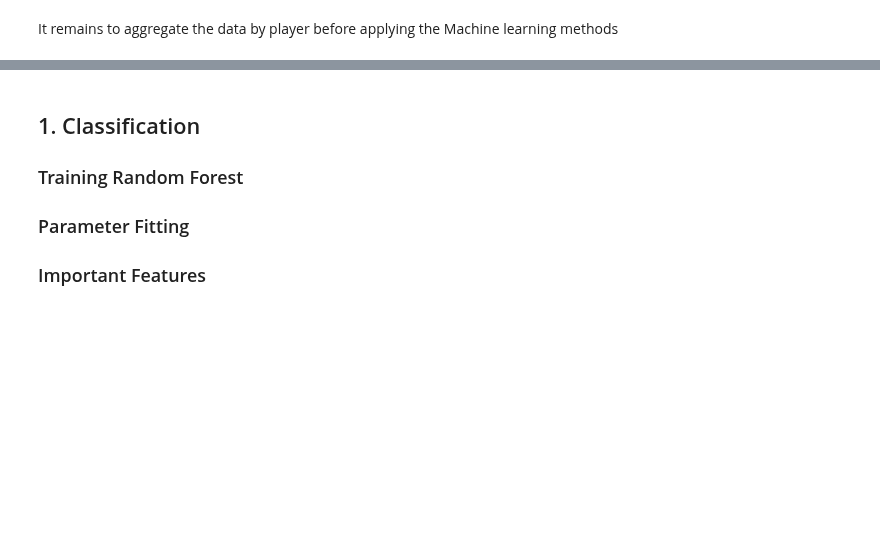
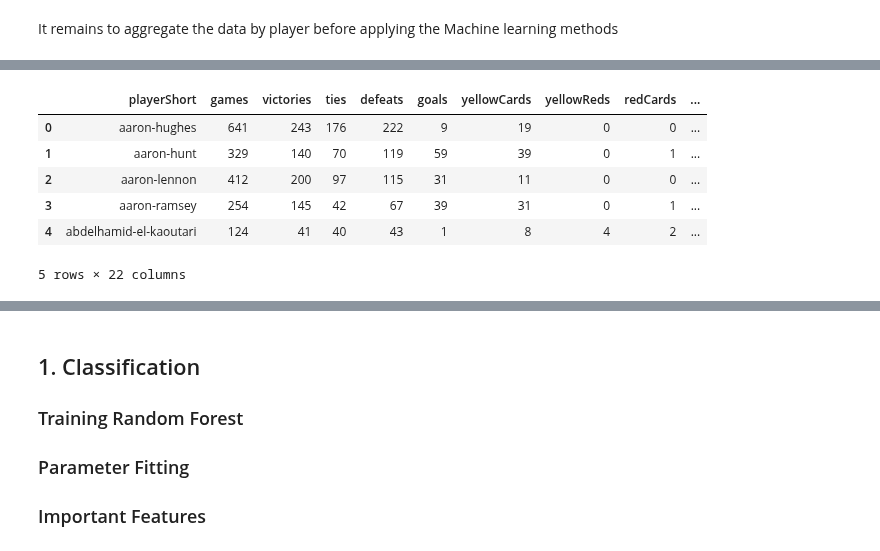
Before and after one commit to kirtanp/ADA-EPFL-2016, a Jupyter notebook: Lab4/soccer_race.ipynb, the cells around one changed output, grey strips where cells are left out. Saved outputs shown, nothing was run; the diff lists cells and outputs as text; code cells hidden in the pictures; blank space fills up the shorter version.

```diff
--- a/Lab4/soccer_race.ipynb
+++ b/Lab4/soccer_race.ipynb
@@ -223,0 +236,10 @@ df_aggregated.shape
+# %%
+df_aggregated.head()
+# %% [output]
+|  | playerShort | games | victories | ties | defeats | goals | yellowCards | yellowReds | redCards | ... |
+| 0 | aaron-hughes | 641 | 243 | 176 | 222 | 9 | 19 | 0 | 0 | ... |
+| 1 | aaron-hunt | 329 | 140 | 70 | 119 | 59 | 39 | 0 | 1 | ... |
+| 2 | aaron-lennon | 412 | 200 | 97 | 115 | 31 | 11 | 0 | 0 | ... |
+| 3 | aaron-ramsey | 254 | 145 | 42 | 67 | 39 | 31 | 0 | 1 | ... |
+| 4 | abdelhamid-el-kaoutari | 124 | 41 | 40 | 43 | 1 | 8 | 4 | 2 | ... |
+5 rows × 22 columns
```
Also changed, not shown: parts of 15 cells of this notebook.
